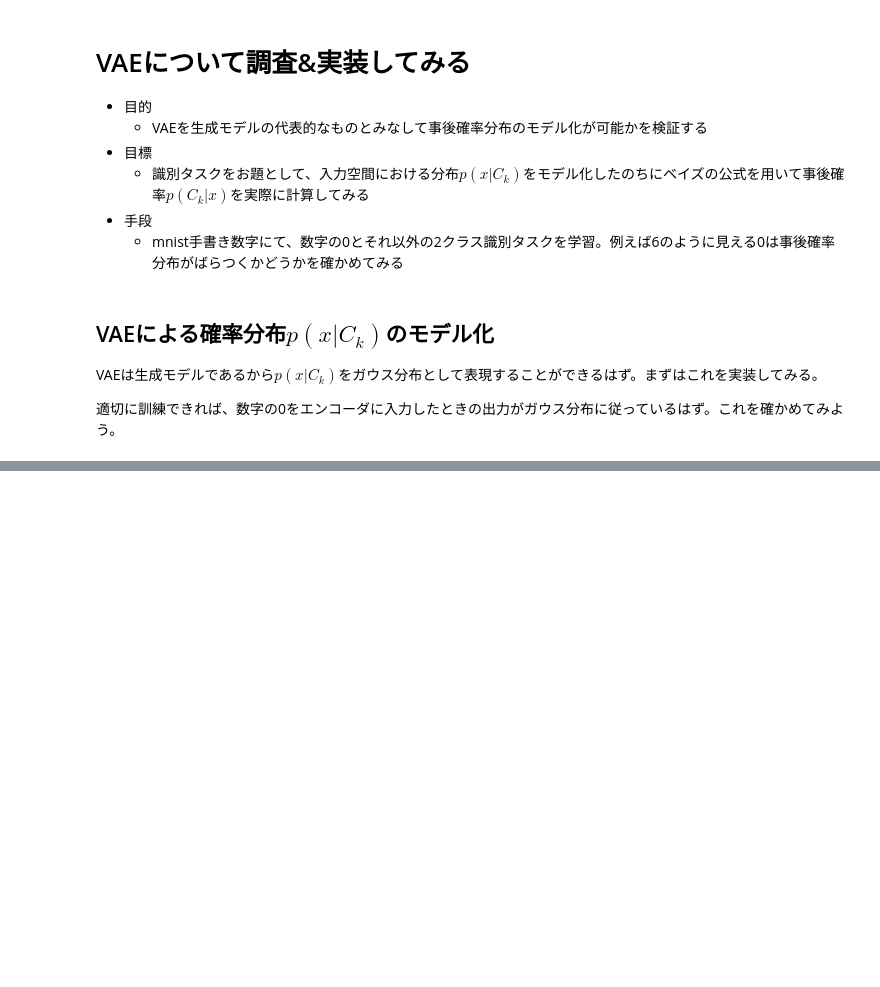
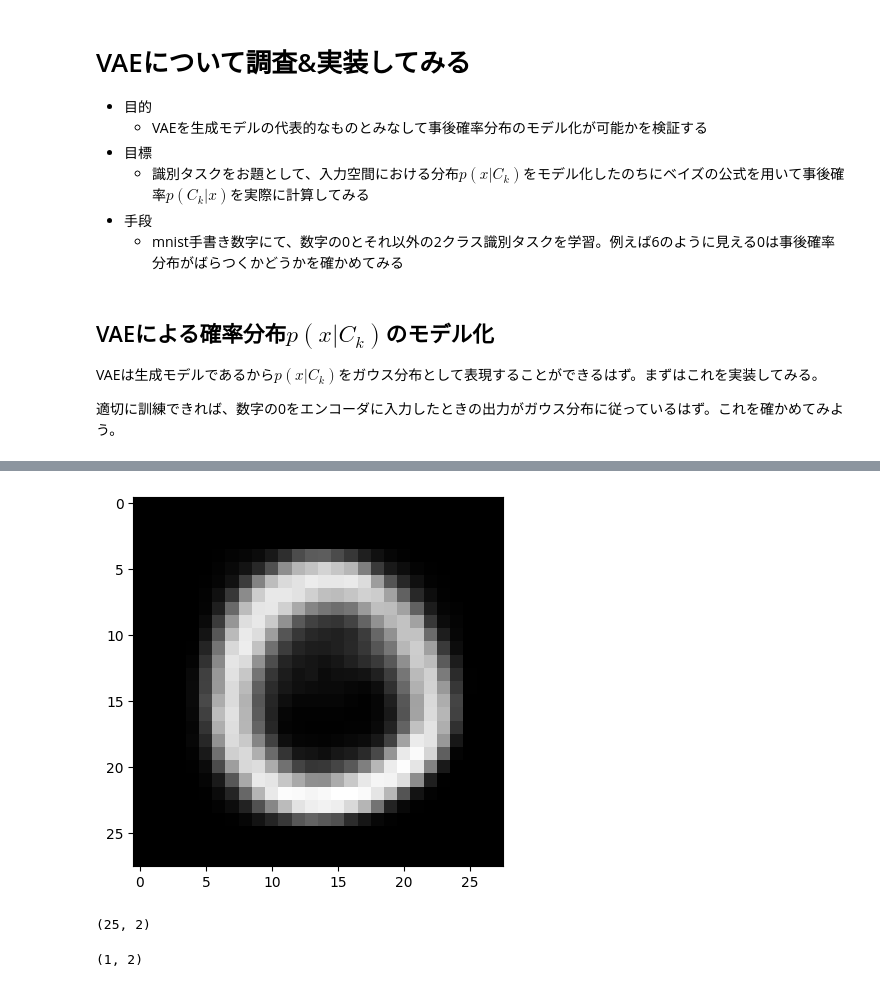
Before and after one commit to mdwl23/vae_study, a Jupyter notebook: note01.ipynb, the cells around one changed output, grey strips where cells are left out. Saved outputs shown, nothing was run; the diff lists cells and outputs as text; code cells hidden in the pictures; blank space fills up the shorter version.

```diff
--- a/note01.ipynb
+++ b/note01.ipynb
@@ -39,3 +38,5 @@ from tensorflow.keras.losses import mse, binary_crossentropy
 from tensorflow.keras.utils import plot_model
 import numpy as np
 import matplotlib.pyplot as plt
+# %%
+(x_train, y_train), (x_test, y_test) = mnist.load_data()
@@ -41,0 +50,32 @@ import matplotlib.pyplot as plt
+# %%
+latent_dim = 2
+batch_size = 128
+epochs = 10
+# %%
+# エンコーダーの定義
+inputs = Input(shape=(original_dim,), name='encoder_input')
+x = Dense(512, activation='relu')(inputs)
+x = Dense(256, activation='relu')(x)
+z_mean = Dense(latent_dim, name='z_mean')(x)
+z_log_var = Dense(latent_dim, name='z_log_var')(x)
+
+# 潜在変数のサンプリング関数の定義
+def sampling(args):
+    z_mean, z_log_var = args
+    epsilon = tf.keras.backend.random_normal(shape=(tf.keras.backend.shape(z_mean)[0], latent_dim), mean=0., stddev=1.)
+    return z_mean + tf.keras.backend.exp(z_log_var) * epsilon
+
+# 潜在変数のサンプリング関数を使用して、潜在変数zを生成します。
+z = Lambda(sampling, output_shape=(latent_dim,), name='z')([z_mean, z_log_var])
+
+# デコーダーの定義
+decoder_input = Input(shape=(latent_dim,), name='decoder_input')
+x = Dense(256, activation='relu')(decoder_input)
+x = Dense(512, activation='relu')(x)
+outputs = Dense(original_dim, activation='sigmoid')(x)
+
+# エンコーダーとデコーダーを結合してVAEモデルを作成します。
+encoder = Model(inputs, [z_mean, z_log_var, z], name='encoder')
+decoder = Model(decoder_input, outputs, name='decoder')
+outputs = decoder(encoder(inputs)[2])
+vae = Model(inputs, outputs, name='vae')
@@ -41,0 +116,11 @@ import matplotlib.pyplot as plt
+# %%
+# 数字6の潜在表現を生成します。
+latent_representation = np.array([[0.1,-0.1]])
+
+# デコーダーを使用して、数字6の画像を生成します。
+generated_image = decoder.predict(latent_representation)
+
+# 生成された画像を表示します。
+plt.imshow(generated_image.reshape(28,28), cmap="gray")
+plt.show()
+# %% [output]
@@ -41,0 +128,15 @@ import matplotlib.pyplot as plt
+[figure, added]
+# %%
+x = np.arange(-1, 1.1, 0.5)
+y = np.arange(-1, 1.1, 0.5)
+
+xx, yy = np.meshgrid(x, y)
+data = np.array([xx.ravel(), yy.ravel()]).T
+
+data.shape
+# %% [output]
+(25, 2)
+# %%
+latent_representation.shape
+# %% [output]
+(1, 2)
```
Also changed, not shown: parts of 6 cells of this notebook.
